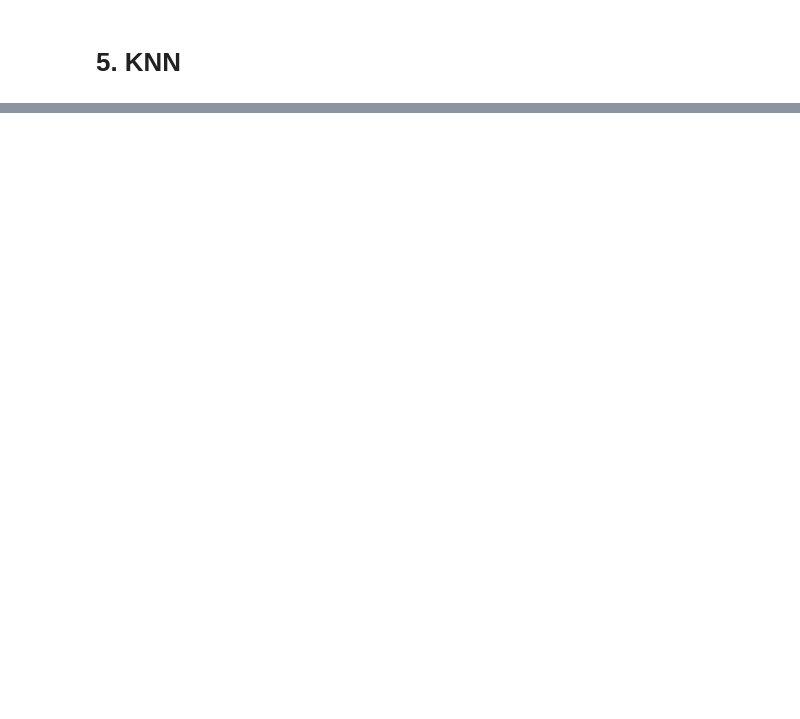
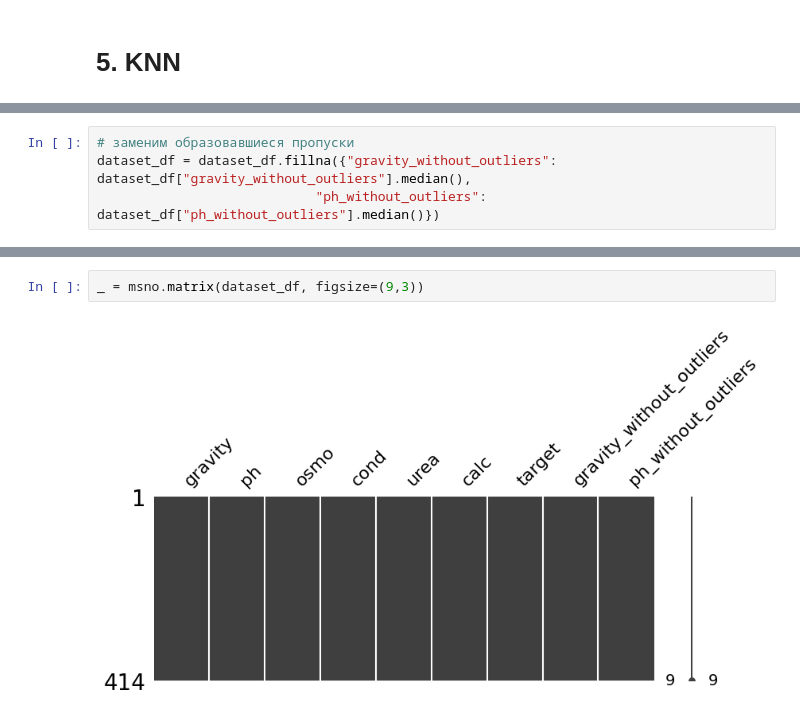
Before and after one commit to igel2000/ml-inno-hw, a Jupyter notebook: 3. Machine Learning/3.01. Введение в машинное обучение. KNN. Метрики качества. Матрица ошибок/run.ipynb, the cells around one changed output, grey strips where cells are left out. Saved outputs shown, nothing was run; the diff lists cells and outputs as text; blank space fills up the shorter version.

```diff
--- a/3. Machine Learning/3.01. Введение в машинное обучение. KNN. Метрики качества. Матрица ошибок/run.ipynb
+++ b/3. Machine Learning/3.01. Введение в машинное обучение. KNN. Метрики качества. Матрица ошибок/run.ipynb
@@ -279,0 +320,4 @@ plt.show()
+# %%
+# заменим образовавшиеся пропуски
+dataset_df = dataset_df.fillna({"gravity_without_outliers": dataset_df["gravity_without_outliers"].median(),
+                            "ph_without_outliers": dataset_df["ph_without_outliers"].median()})
@@ -279,0 +341,4 @@ plt.show()
+# %%
+_ = msno.matrix(dataset_df, figsize=(9,3))
+# %% [output]
+[figure, added]
```
Also changed, not shown: parts of 47 cells of this notebook, 1 other file.
